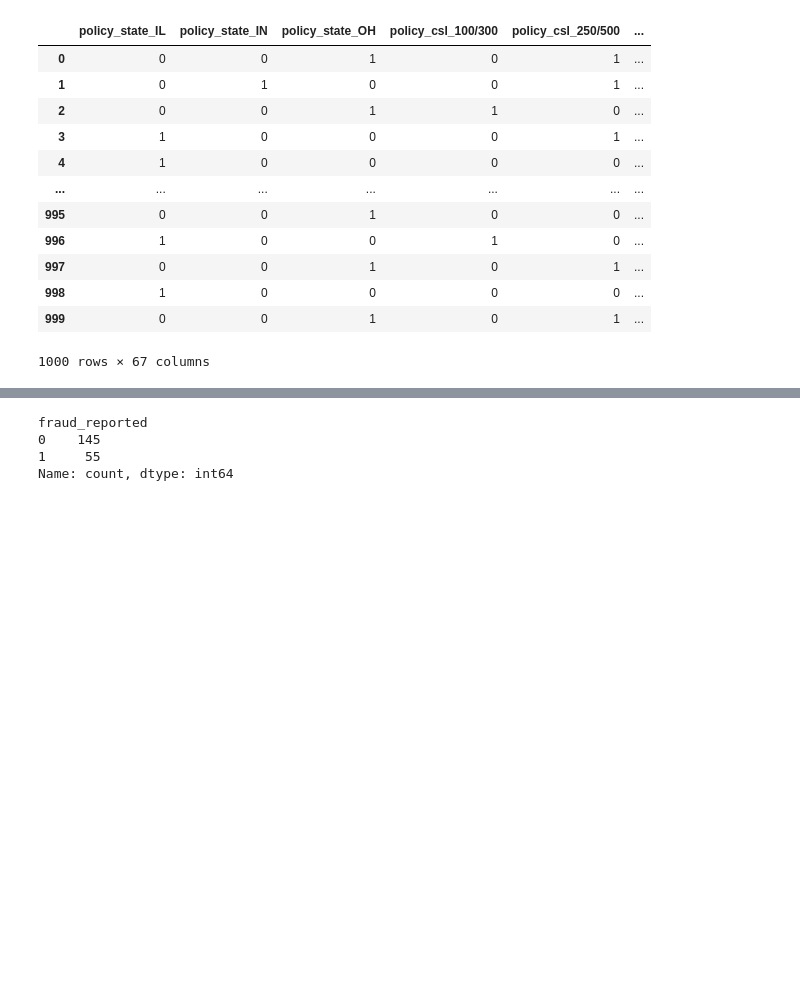
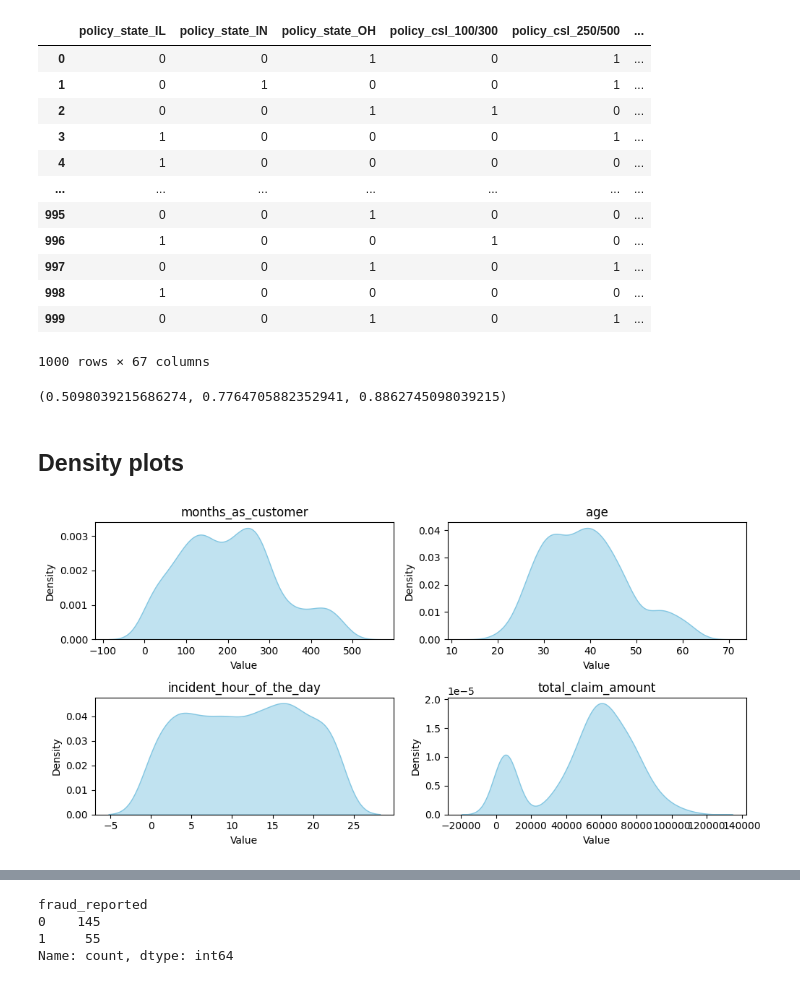
Before and after one commit to Blue-Eyed-Dragon/ABDA_2025, a Jupyter notebook: Bayesian_Models.ipynb, the cells around one changed output, grey strips where cells are left out. Saved outputs shown, nothing was run; the diff lists cells and outputs as text; code cells hidden in the pictures; blank space fills up the shorter version.

```diff
--- a/Bayesian_Models.ipynb
+++ b/Bayesian_Models.ipynb
@@ -170 +179,30 @@ insurance_data.drop(columns=['policy_number', 'policy_bind_date', 'incident_date
 #16 + 23 = 39
+# %%
+sns.color_palette("muted")[-1]
+# sns.color_palette("Blues", n_colors=1)
+# %% [output]
+(0.5098039215686274, 0.7764705882352941, 0.8862745098039215)
+# %% [markdown]
+<H2> Density plots
+# %%
+# Filter only the numeric columns from the dataset
+density_cols = ['months_as_customer','age',
+                'incident_hour_of_the_day', 'total_claim_amount']
+density_data = insurance_data[density_cols]
+
+# Set up the figure
+plt.figure(figsize=(10, 5))
+
+# Loop through each column and create a density plot
+for i, column in enumerate(density_cols, 1):
+    plt.subplot(2, 2, i)  # Create a grid of subplots (2 rows, 2 columns)
+    sns.kdeplot(data=density_data[column], fill=True, color=sns.color_palette("muted")[-1], alpha=0.5)
+    plt.title(column)
+    plt.xlabel('Value')
+    plt.ylabel('Density')
+
+# Adjust layout
+plt.tight_layout()
+plt.show()
+# %% [output]
+[figure, added]
```
Also changed, not shown: parts of 8 cells of this notebook, 1 other file.
